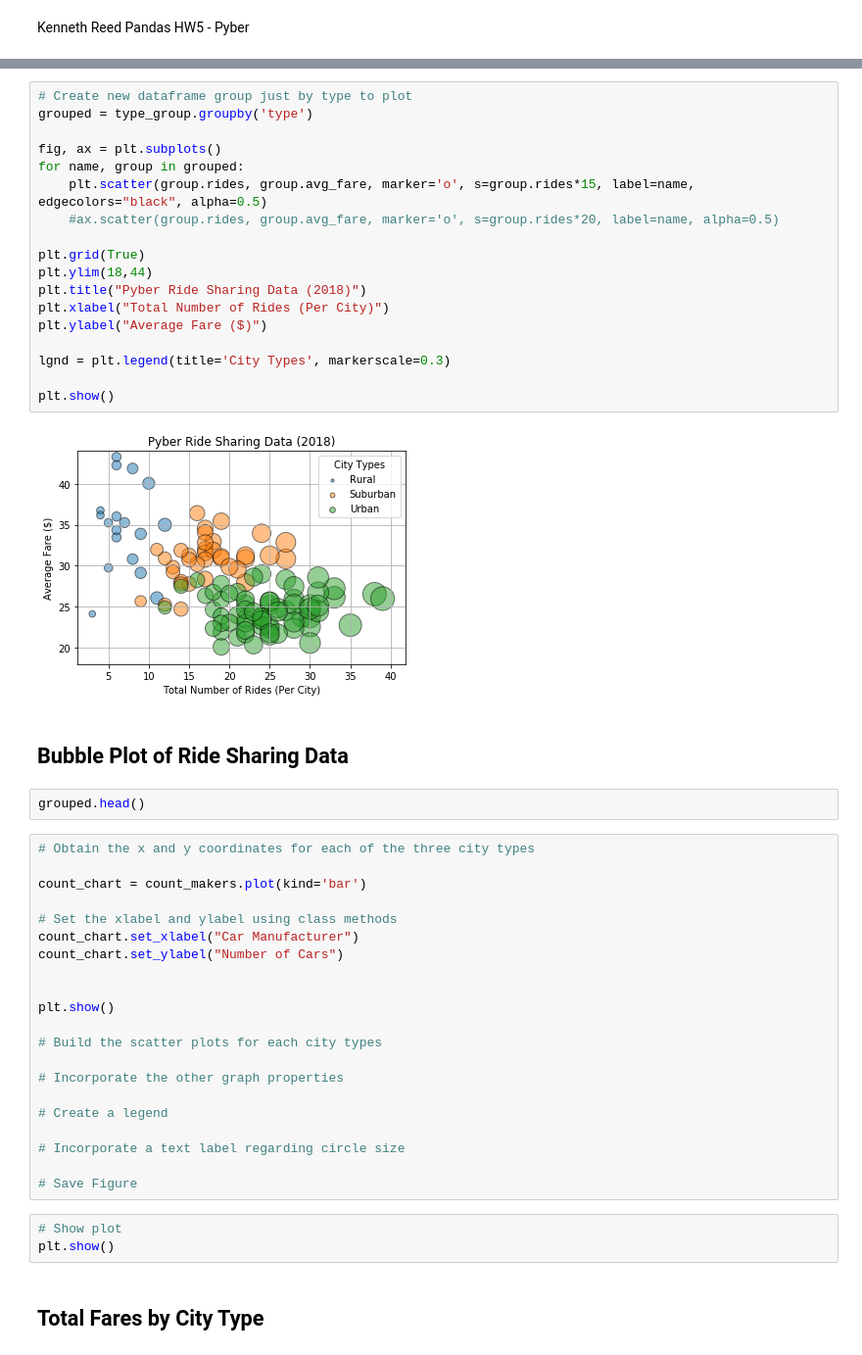
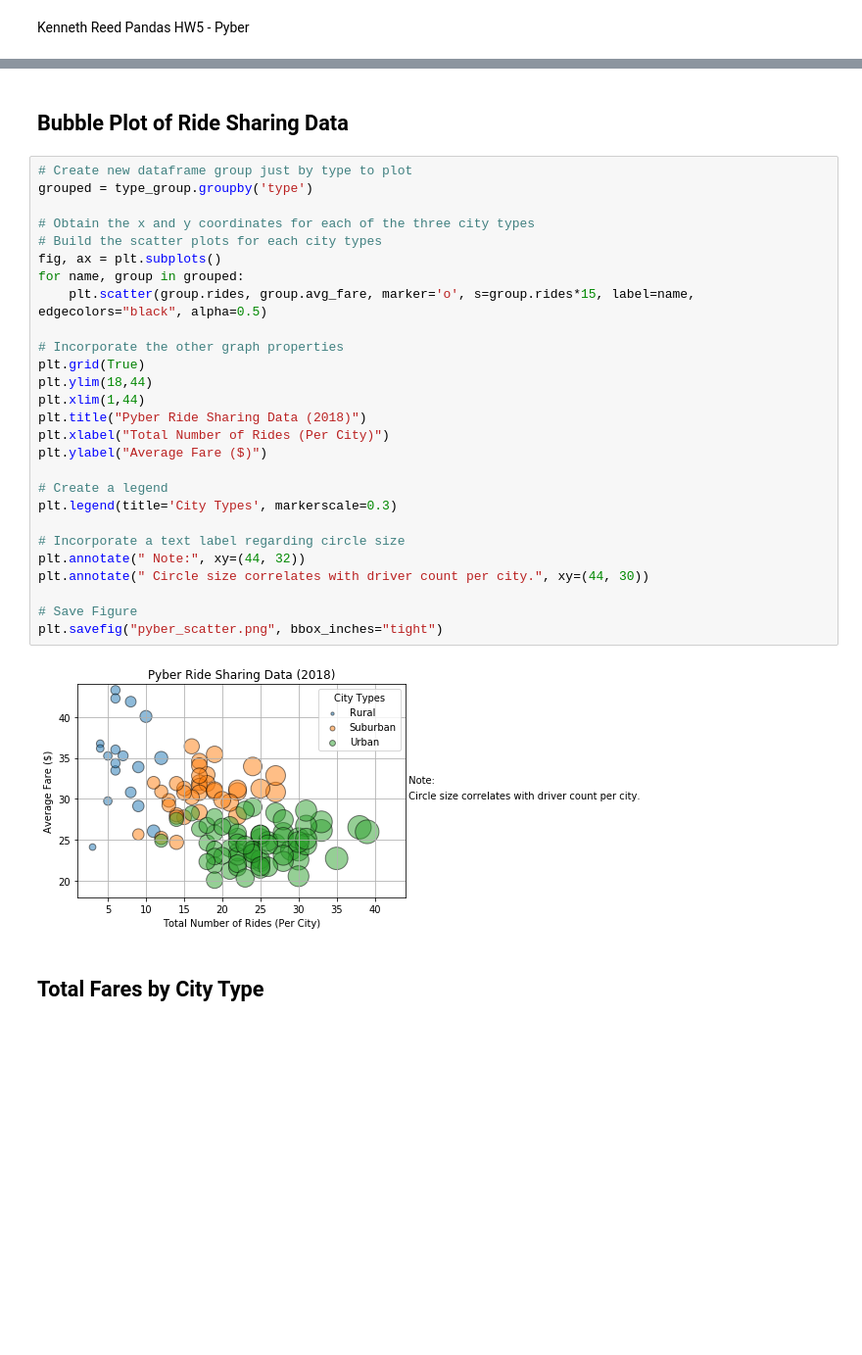
Before and after one commit to reedkm/matplotlib-pyber, a Jupyter notebook: pyber_starter_Kreed.ipynb, the cells around one changed output, grey strips where cells are left out. Shown: that part at 98% size. Saved outputs shown, nothing was run; the diff lists cells and outputs as text; blank space fills up the shorter version.

Commit message:
Code primarily done, with image output

```diff
--- a/pyber_starter_Kreed.ipynb
+++ b/pyber_starter_Kreed.ipynb
@@ -40,50 +46,33 @@ type_group = pyber_data_complete.groupby(['type','city', 'driver_count'], as_ind
-# %%
-# Create new dataframe group just by type to plot
-grouped = type_group.groupby('type')
-
-fig, ax = plt.subplots()
-for name, group in grouped:
-    plt.scatter(group.rides, group.avg_fare, marker='o', s=group.rides*15, label=name, edgecolors="black", alpha=0.5)
-    #ax.scatter(group.rides, group.avg_fare, marker='o', s=group.rides*20, label=name, alpha=0.5)
-
-plt.grid(True)
-plt.ylim(18,44)
-plt.title("Pyber Ride Sharing Data (2018)")
-plt.xlabel("Total Number of Rides (Per City)")
-plt.ylabel("Average Fare ($)")
-
-lgnd = plt.legend(title='City Types', markerscale=0.3)
-
-plt.show()
-# %% [output]
-[figure, removed]
 # %% [markdown]
 ## Bubble Plot of Ride Sharing Data
-# %%
-grouped.head()
-# %%
-# Obtain the x and y coordinates for each of the three city types
-
-count_chart = count_makers.plot(kind='bar')
-
-# Set the xlabel and ylabel using class methods
-count_chart.set_xlabel("Car Manufacturer")
-count_chart.set_ylabel("Number of Cars")
-
-
-plt.show()
-
-# Build the scatter plots for each city types
-
-# Incorporate the other graph properties
-
-# Create a legend
-
-# Incorporate a text label regarding circle size
-
-# Save Figure
-# %%
-# Show plot
-plt.show()
+# %%
+# Create new dataframe group just by type to plot
+grouped = type_group.groupby('type')
+
+# Obtain the x and y coordinates for each of the three city types
+# Build the scatter plots for each city types
+fig, ax = plt.subplots()
+for name, group in grouped:
+    plt.scatter(group.rides, group.avg_fare, marker='o', s=group.rides*15, label=name, edgecolors="black", alpha=0.5)
+
+# Incorporate the other graph properties
+plt.grid(True)
+plt.ylim(18,44)
+plt.xlim(1,44)
+plt.title("Pyber Ride Sharing Data (2018)")
+plt.xlabel("Total Number of Rides (Per City)")
+plt.ylabel("Average Fare ($)")
+
+# Create a legend
+plt.legend(title='City Types', markerscale=0.3)
+
+# Incorporate a text label regarding circle size
+plt.annotate(" Note:", xy=(44, 32))
+plt.annotate(" Circle size correlates with driver count per city.", xy=(44, 30))
+
+# Save Figure
+plt.savefig("pyber_scatter.png", bbox_inches="tight")
+# %% [output]
+[figure, added]
 # %% [markdown]
 ## Total Fares by City Type
```
Also changed, not shown: parts of 15 cells of this notebook, 4 other files.
